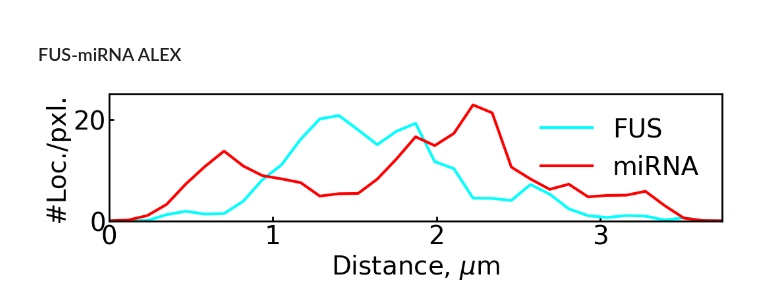
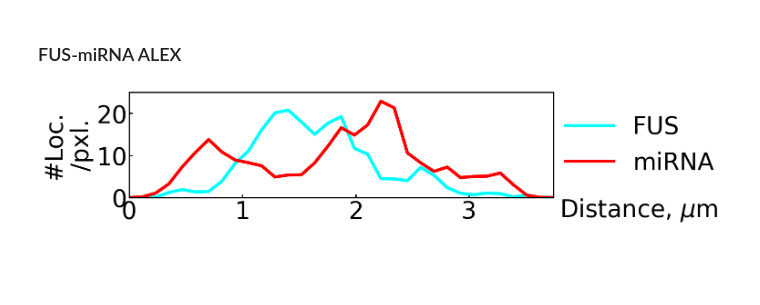
Before and after one commit to walterlab-um/intra_condensate_SPT, a Jupyter notebook: plot_paper_figure/Fig3-4_cross_loc_plot.ipynb, the cells around one changed output. Saved outputs shown, nothing was run; the diff lists cells and outputs as text; code cells hidden in the pictures; blank space fills up the shorter version.

```diff
--- a/plot_paper_figure/Fig3-4_cross_loc_plot.ipynb
+++ b/plot_paper_figure/Fig3-4_cross_loc_plot.ipynb
@@ -16,28 +15,30 @@ distance_um = df_red['Distance_(microns)'].to_numpy(float)
 red = df_red['Gray_Value'].to_numpy(float)
 cyan = df_cyan['Gray_Value'].to_numpy(float)
 # %%
-fontsize = 28
+fontsize = 38
 
-plt.figure(figsize=(12, 2.5))
-plt.plot(distance_um, cyan, color="cyan", lw=3, label="FUS")
-plt.plot(distance_um, red, color="red", lw=3, label="miRNA")
+plt.figure(figsize=(12, 3))
+plt.plot(distance_um, cyan, color="cyan", lw=5, label="FUS")
+plt.plot(distance_um, red, color="red", lw=5, label="miRNA")
 plt.xlim(distance_um[0], distance_um[-1])
-plt.legend(frameon=False, fontsize=fontsize)
+plt.legend(frameon=False, fontsize=fontsize, loc=7, bbox_to_anchor=(1.43, 0.5))
 plt.xticks([0, 1, 2, 3])
 plt.ylim(0, 25)
-plt.xlabel("Distance, $\mu$m", fontsize=fontsize)
-plt.ylabel("#Loc./pxl.", fontsize=fontsize)
+plt.yticks([0, 10, 20])
+plt.text(3.8, -4.5, "Distance, $\mu$m", fontsize=fontsize)
+plt.xlabel("")
+plt.ylabel("#Loc.\n/pxl.", fontsize=fontsize)
 plt.gca().spines[:].set_linewidth(2)
 plt.gca().tick_params(
     axis="both",
     which="major",
     labelsize=fontsize,
     direction="in",
     bottom=True,
     left=True,
     length=5,
     width=2,
 )
-plt.savefig("cross_section_redcyan.png", format="png", dpi=1000, bbox_inches="tight")
+plt.savefig("cross_section_redcyan.png", format="png", dpi=600, bbox_inches="tight")
 # %% [output]
-[figure, old version]
+[figure, new version]
```
Also changed, not shown: parts of 1 cell of this notebook.
